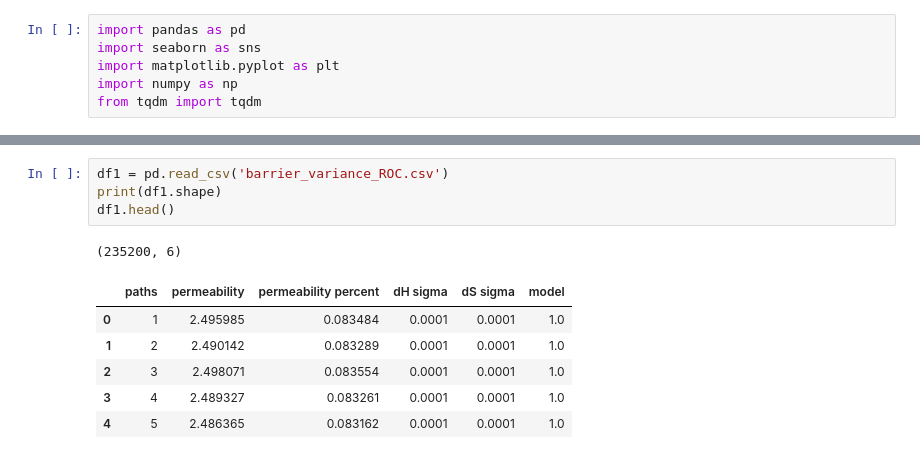
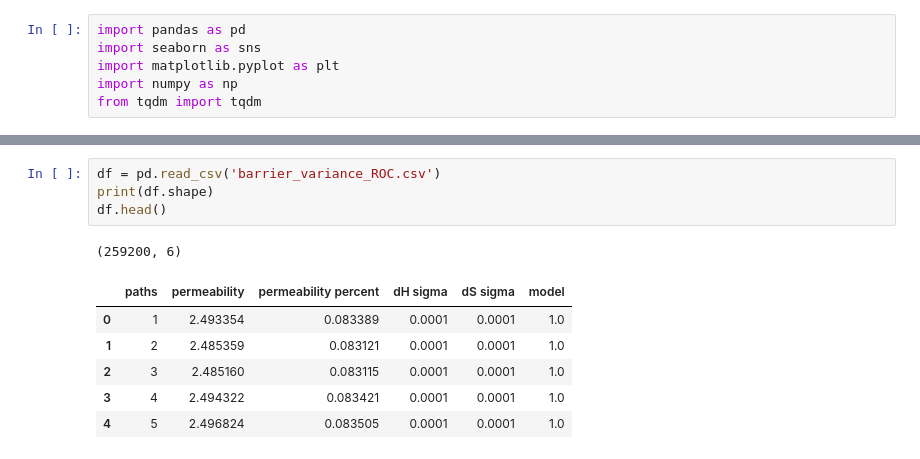
Before and after one commit to schwinns/eyring_model, a Jupyter notebook: barrier_variance.ipynb, the cells around one changed output, grey strips where cells are left out. Drawn from its saved outputs; the diff is of its cells as text.

```diff
--- a/barrier_variance.ipynb
+++ b/barrier_variance.ipynb
@@ -25,12 +112,12 @@ sns.scatterplot(data=df, x='dH sigma', y='dS sigma', ax=ax, size='effective barr
 # %%
-df1 = pd.read_csv('barrier_variance_ROC.csv')
-print(df1.shape)
-df1.head()
+df = pd.read_csv('barrier_variance_ROC.csv')
+print(df.shape)
+df.head()
 # %% [output]
-(235200, 6)
+(259200, 6)
 |  | paths | permeability | permeability percent | dH sigma | dS sigma | model |
-| 0 | 1 | 2.495985 | 0.083484 | 0.0001 | 0.0001 | 1.0 |
-| 1 | 2 | 2.490142 | 0.083289 | 0.0001 | 0.0001 | 1.0 |
-| 2 | 3 | 2.498071 | 0.083554 | 0.0001 | 0.0001 | 1.0 |
-| 3 | 4 | 2.489327 | 0.083261 | 0.0001 | 0.0001 | 1.0 |
-| 4 | 5 | 2.486365 | 0.083162 | 0.0001 | 0.0001 | 1.0 |
+| 0 | 1 | 2.493354 | 0.083389 | 0.0001 | 0.0001 | 1.0 |
+| 1 | 2 | 2.485359 | 0.083121 | 0.0001 | 0.0001 | 1.0 |
+| 2 | 3 | 2.485160 | 0.083115 | 0.0001 | 0.0001 | 1.0 |
+| 3 | 4 | 2.494322 | 0.083421 | 0.0001 | 0.0001 | 1.0 |
+| 4 | 5 | 2.496824 | 0.083505 | 0.0001 | 0.0001 | 1.0 |
```
Also changed, not shown: parts of 8 cells of this notebook, 5 other files.
